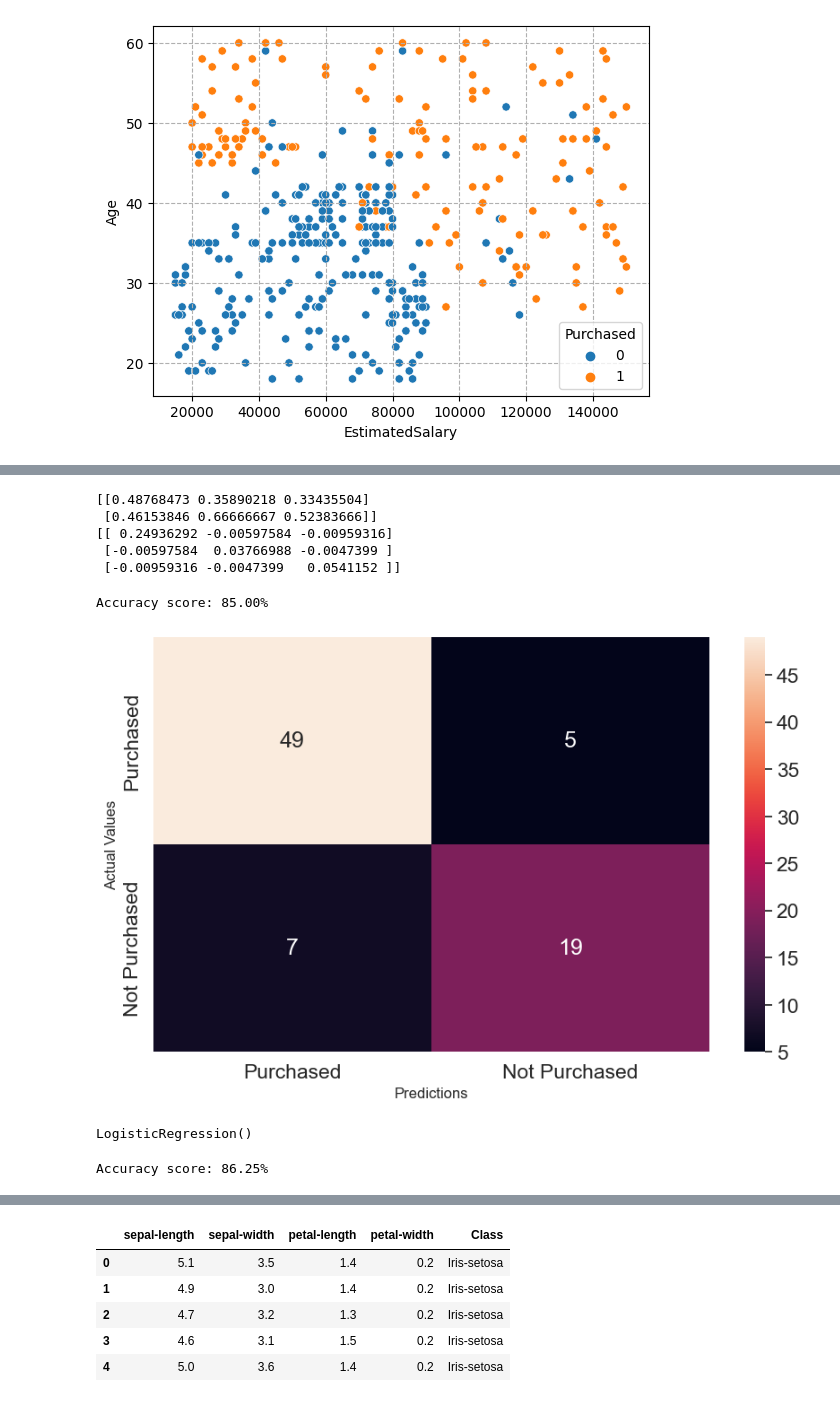
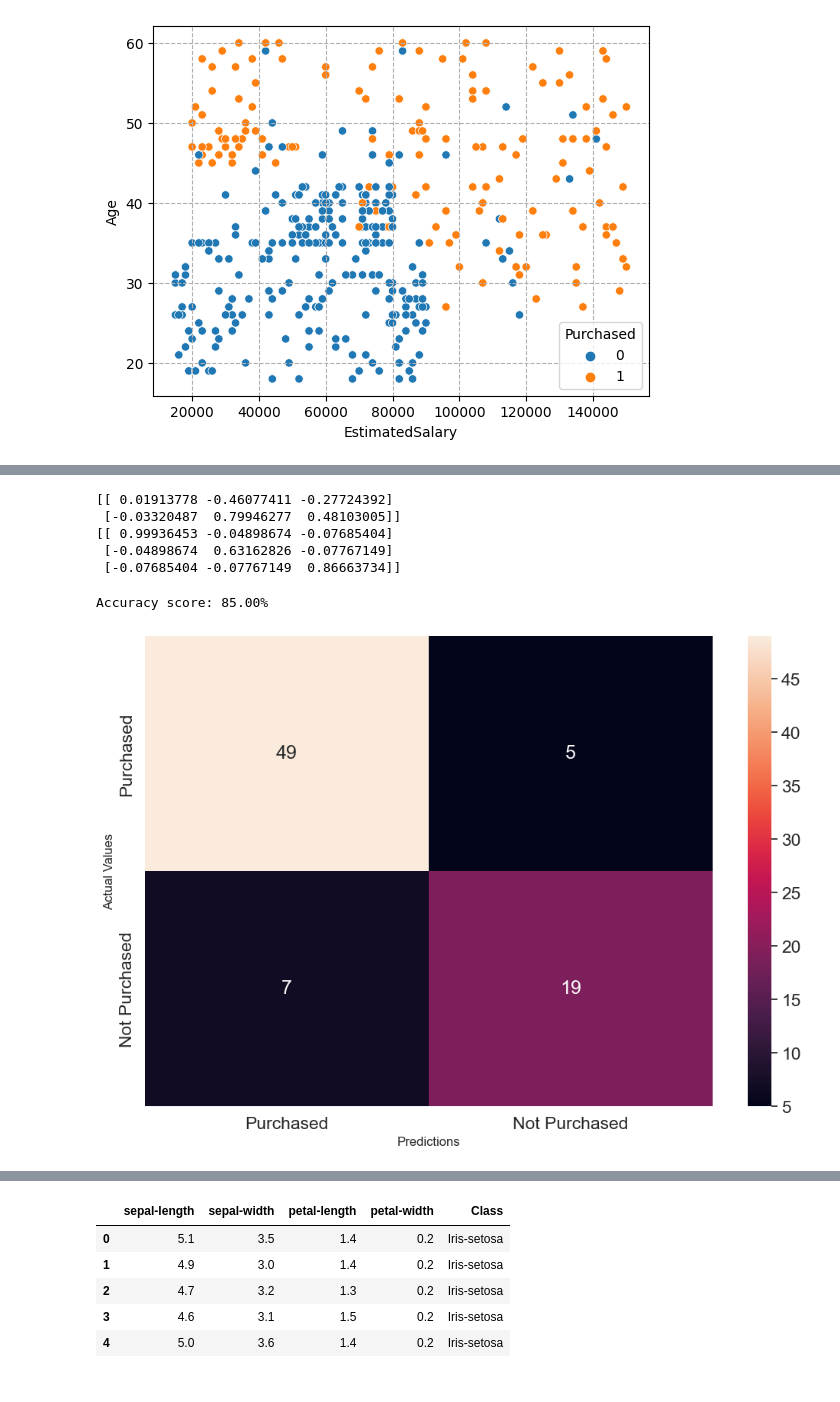
Before and after one commit to muscak/Master-Machine-Learning-Algorithms, a Jupyter notebook: Linear-Algorithms/LDA/LDA.ipynb, the cells around one changed output, grey strips where cells are left out. Cells and saved outputs as stored; diff of their text form; code cells hidden in the pictures.

```diff
--- a/Linear-Algorithms/LDA/LDA.ipynb
+++ b/Linear-Algorithms/LDA/LDA.ipynb
@@ -249,14 +263,16 @@ from sklearn.preprocessing import MinMaxScaler
 # %%
-scaler = MinMaxScaler()
+# Scaling Age and Estimated Salary to the same internval as we described above.
+scaler = StandardScaler()
 x_train = scaler.fit_transform(x_train)
 x_test = scaler.transform(x_test)
 # %%
+# Training the model
 model.fit(x_train, y_train)
 print(model.means_)
 print(model.covariance_)
 # %% [output]
-[[0.48768473 0.35890218 0.33435504]
- [0.46153846 0.66666667 0.52383666]]
-[[ 0.24936292 -0.00597584 -0.00959316]
- [-0.00597584  0.03766988 -0.0047399 ]
- [-0.00959316 -0.0047399   0.0541152 ]]
+[[ 0.01913778 -0.46077411 -0.27724392]
+ [-0.03320487  0.79946277  0.48103005]]
+[[ 0.99936453 -0.04898674 -0.07685404]
+ [-0.04898674  0.63162826 -0.07767149]
+ [-0.07685404 -0.07767149  0.86663734]]
@@ -272,14 +289,14 @@ Accuracy score: 85.00%
 # %%
 cm = confusion_matrix(y_test, y_hat)
 labels = ['Purchased', 'Not Purchased']
 pred_labels = [l for l in labels]
 cm_df = pd.DataFrame(cm, index=labels, columns=pred_labels)
 
 sb.set(font_scale=1.5)
-plt.figure(figsize=(10,6))
+plt.figure(figsize=(12,8))
 sb.heatmap(cm_df, annot=True, fmt='d')
 plt.xlabel('Predictions', fontsize=12)
 plt.ylabel('Actual Values', fontsize=12)
 plt.show()
 # %% [output]
-[figure, old version]
+[figure, new version]
@@ -288,10 +302,0 @@ from sklearn.linear_model import LogisticRegression
-# %%
-lr_model = LogisticRegression() # Using defult lbfgs functions
-lr_model.fit(x_train, y_train)
-# %% [output]
-LogisticRegression()
-# %%
-y_hat_lr = lr_model.predict(x_test)
-print('Accuracy score: {:.2f}%'.format(accuracy_score(y_test, y_hat_lr)*100))
-# %% [output]
-Accuracy score: 86.25%
```
Also changed, not shown: parts of 26 cells of this notebook.
